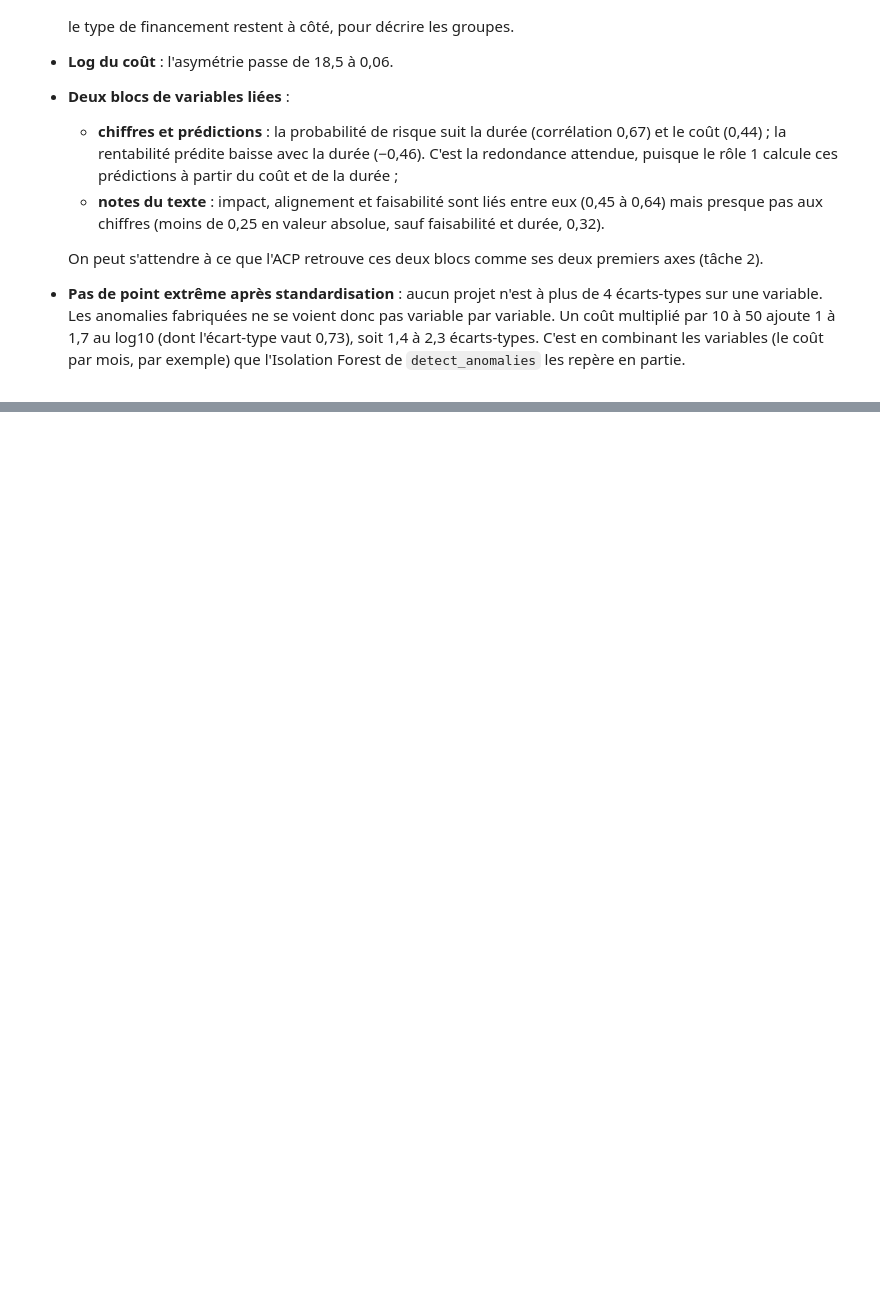
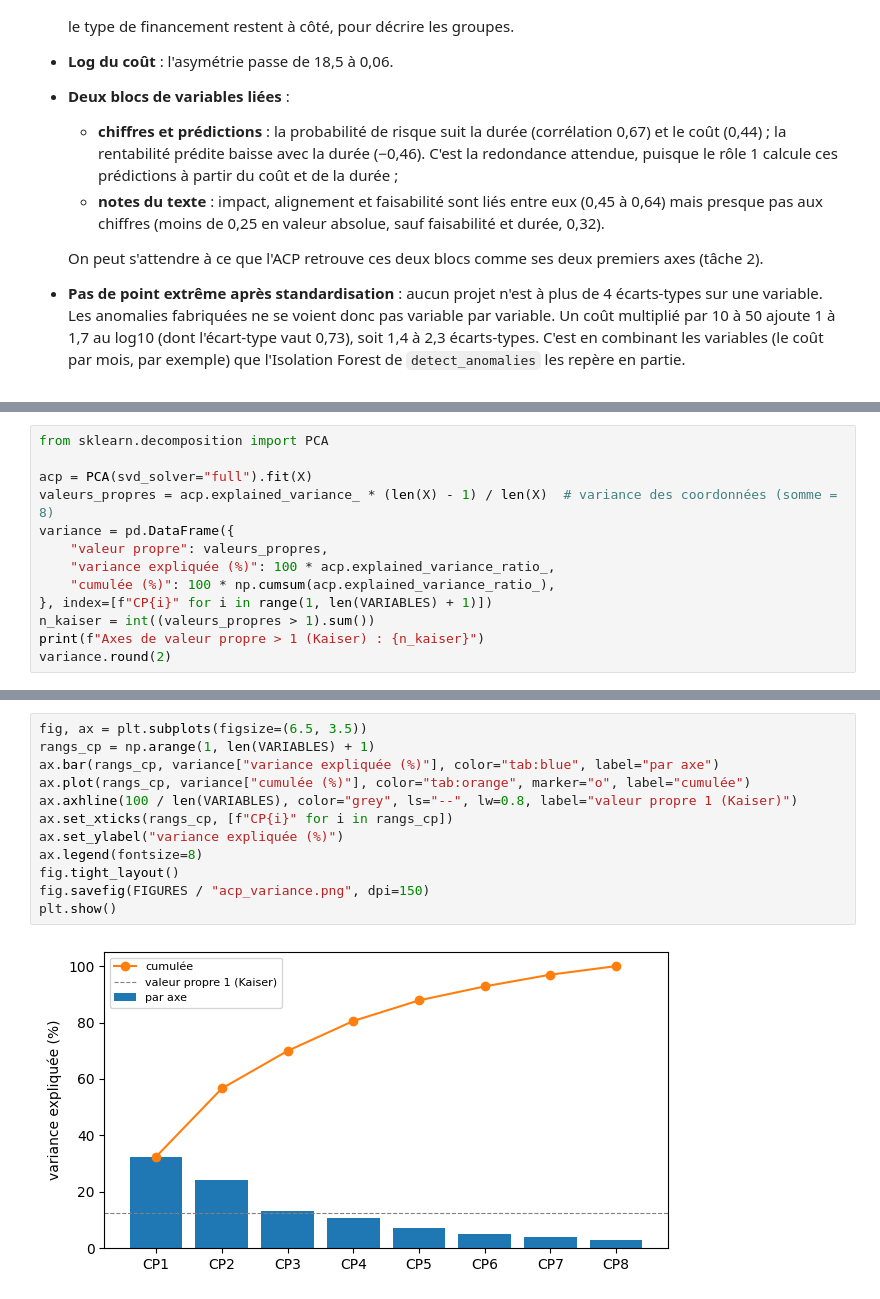
Before and after one commit to IlyasBBB/ia-agentique-investissement, a Jupyter notebook: notebooks/role2/01_non_supervise.ipynb, the cells around one changed output, grey strips where cells are left out. Cells and saved outputs as stored; diff of their text form; blank space fills up the shorter version.

Commit message:
Tâche 2 : ACP, 3 composantes retenues (Kaiser), nom des axes

```diff
--- a/notebooks/role2/01_non_supervise.ipynb
+++ b/notebooks/role2/01_non_supervise.ipynb
@@ -173,0 +180,13 @@ Series([], )
+# %%
+from sklearn.decomposition import PCA
+
+acp = PCA(svd_solver="full").fit(X)
+valeurs_propres = acp.explained_variance_ * (len(X) - 1) / len(X)  # variance des coordonnées (somme = 8)
+variance = pd.DataFrame({
+    "valeur propre": valeurs_propres,
+    "variance expliquée (%)": 100 * acp.explained_variance_ratio_,
+    "cumulée (%)": 100 * np.cumsum(acp.explained_variance_ratio_),
+}, index=[f"CP{i}" for i in range(1, len(VARIABLES) + 1)])
+n_kaiser = int((valeurs_propres > 1).sum())
+print(f"Axes de valeur propre > 1 (Kaiser) : {n_kaiser}")
+variance.round(2)
@@ -173,0 +204,14 @@ Series([], )
+# %%
+fig, ax = plt.subplots(figsize=(6.5, 3.5))
+rangs_cp = np.arange(1, len(VARIABLES) + 1)
+ax.bar(rangs_cp, variance["variance expliquée (%)"], color="tab:blue", label="par axe")
+ax.plot(rangs_cp, variance["cumulée (%)"], color="tab:orange", marker="o", label="cumulée")
+ax.axhline(100 / len(VARIABLES), color="grey", ls="--", lw=0.8, label="valeur propre 1 (Kaiser)")
+ax.set_xticks(rangs_cp, [f"CP{i}" for i in rangs_cp])
+ax.set_ylabel("variance expliquée (%)")
+ax.legend(fontsize=8)
+fig.tight_layout()
+fig.savefig(FIGURES / "acp_variance.png", dpi=150)
+plt.show()
+# %% [output]
+[figure, added]
```
Also changed, not shown: parts of 10 cells of this notebook, 4 other files.
